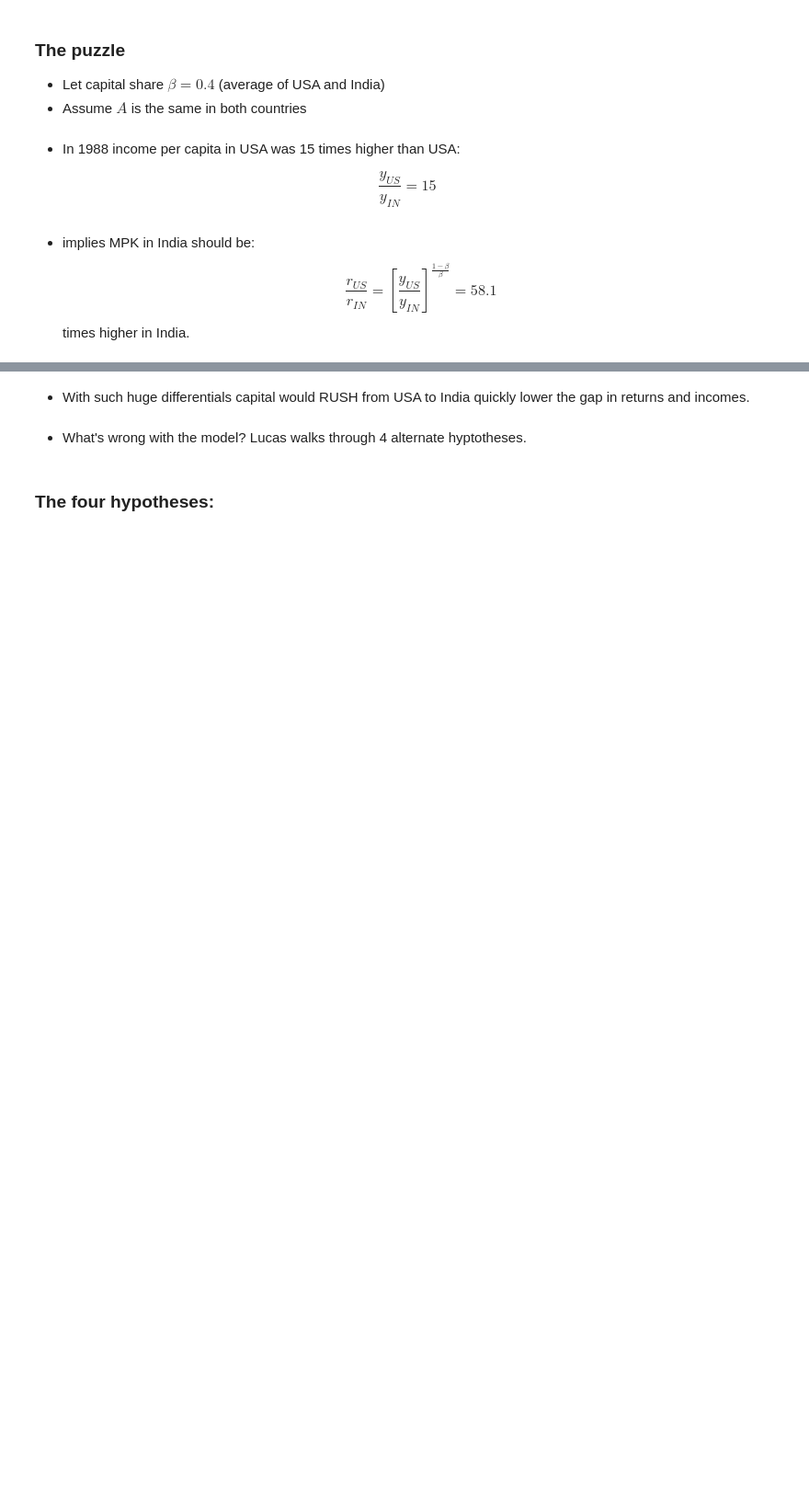
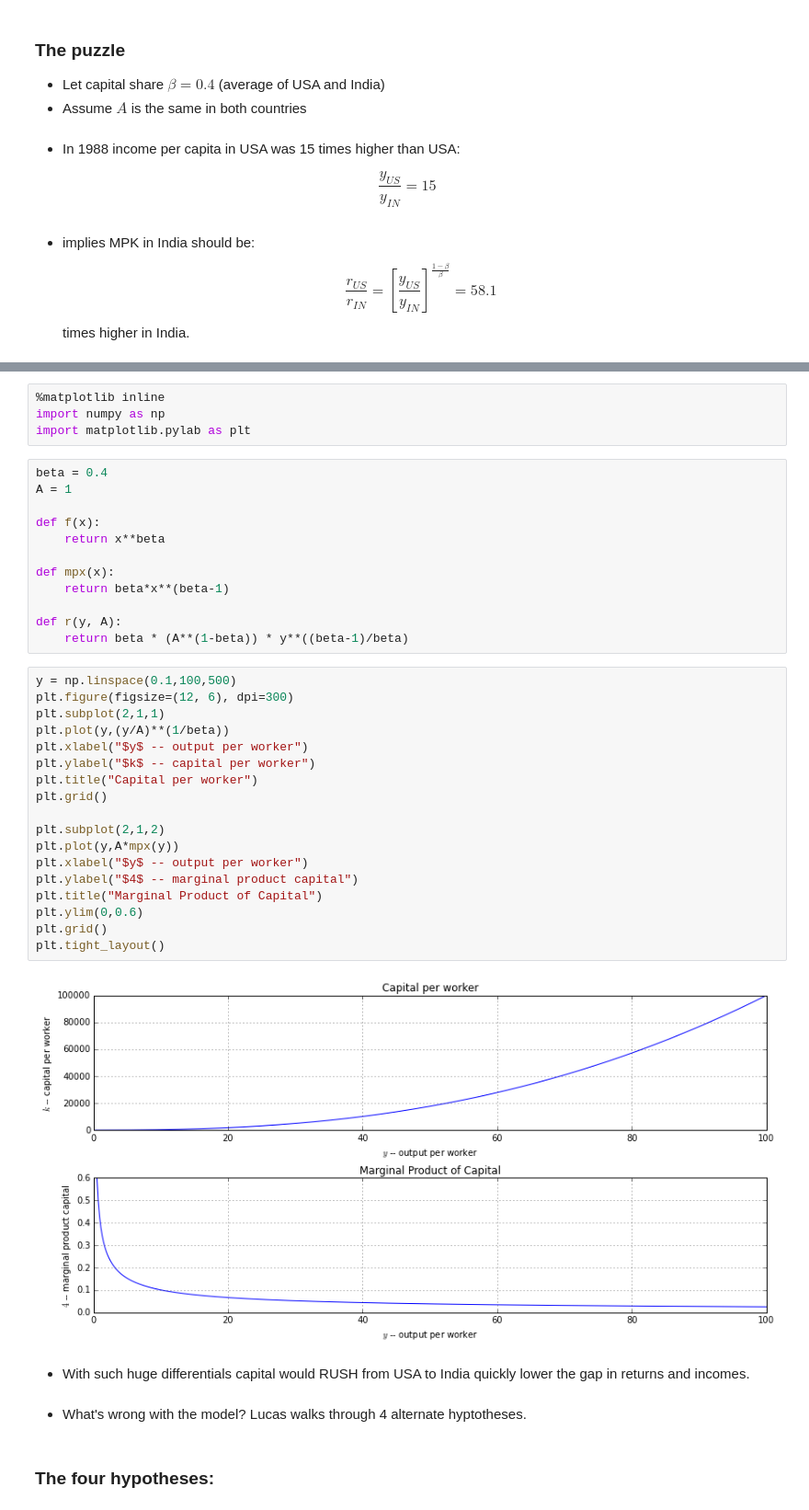
Before and after one commit to jhconning/Dev-II, a Jupyter notebook: notebooks/Lucas88.ipynb, the cells around one changed output, grey strips where cells are left out. Shown at 92% size. Saved outputs shown, nothing was run; the diff lists cells and outputs as text; blank space fills up the shorter version.

Commit message:
plots on Lucas88

```diff
--- a/notebooks/Lucas88.ipynb
+++ b/notebooks/Lucas88.ipynb
@@ -56,3 +64,39 @@ $$\frac{y_{US}}{y_{IN}} = 15$$
+# %%
+%matplotlib inline
+import numpy as np
+import matplotlib.pylab as plt
+# %%
+beta = 0.4
+A = 1
+
+def f(x):
+    return x**beta
+
+def mpx(x):
+    return beta*x**(beta-1)
+
+def r(y, A):
+    return beta * (A**(1-beta)) * y**((beta-1)/beta)
+# %%
+y = np.linspace(0.1,100,500)
+plt.figure(figsize=(12, 6), dpi=300)
+plt.subplot(2,1,1)
+plt.plot(y,(y/A)**(1/beta))
+plt.xlabel("$y$ -- output per worker")
+plt.ylabel("$k$ -- capital per worker")
+plt.title("Capital per worker")
+plt.grid()
+
+plt.subplot(2,1,2)
+plt.plot(y,A*mpx(y))
+plt.xlabel("$y$ -- output per worker")
+plt.ylabel("$4$ -- marginal product capital")
+plt.title("Marginal Product of Capital")
+plt.ylim(0,0.6)
+plt.grid()
+plt.tight_layout()
+# %% [output]
+[figure, added]
 # %% [markdown]
  - With such huge differentials capital would RUSH from USA to India quickly lower the gap in returns and incomes.
 # %% [markdown]
```
Also changed, not shown: parts of 2 cells of this notebook.
